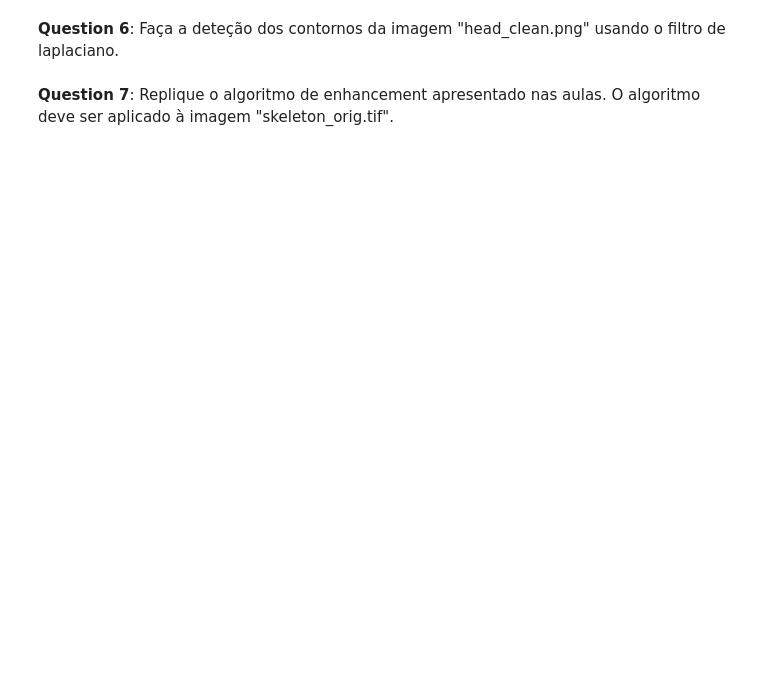
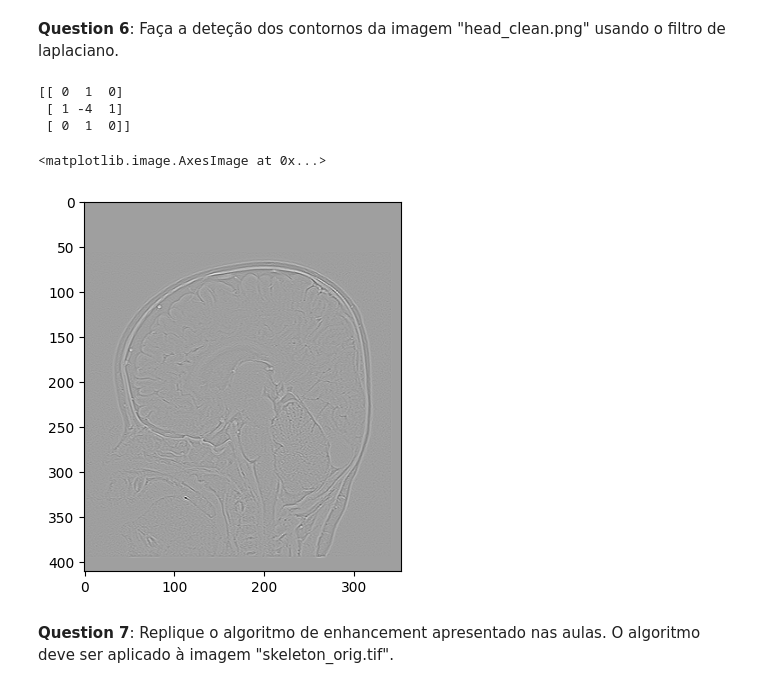
Before and after one commit to a20871/PIB, a Jupyter notebook: Worksheet 3.ipynb, the cells around one changed output. Cells and saved outputs as stored; diff of their text form; code cells hidden in the pictures; blank space fills up the shorter version.

```diff
--- a/Worksheet 3.ipynb
+++ b/Worksheet 3.ipynb
@@ -306,4 +305,18 @@ img4.title.set_text('3.4-Noise median red. 9x9')
 # %% [markdown]
 **Question 6**: Faça a deteção dos contornos da imagem "head_clean.png" usando o filtro de laplaciano.
+# %%
+kr_laplace=np.array([[0,1,0],[1,-4,1],[0,1,0]])
+print(kr_laplace)
+# %% [output]
+[[ 0  1  0]
+ [ 1 -4  1]
+ [ 0  1  0]]
+# %%
+im_laplace=edge_detect_sobel(h_clean8,3,kr_laplace)
+# %%
+imshow(im_laplace)
+# %% [output]
+<matplotlib.image.AxesImage at 0x...>
+[figure, added]
 # %% [markdown]
 **Question 7**: Replique o algoritmo de enhancement apresentado nas aulas. O algoritmo deve ser aplicado à imagem "skeleton_orig.tif".
```
Also changed, not shown: parts of 1 cell of this notebook.
